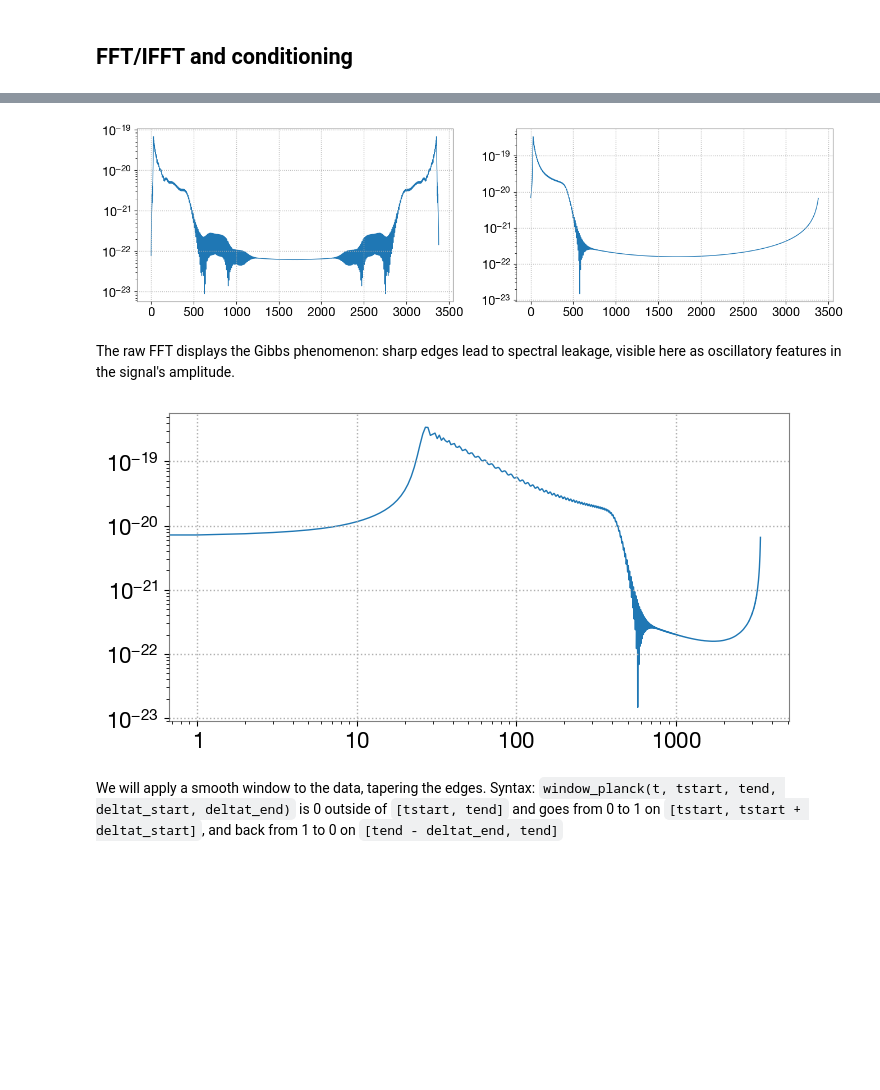
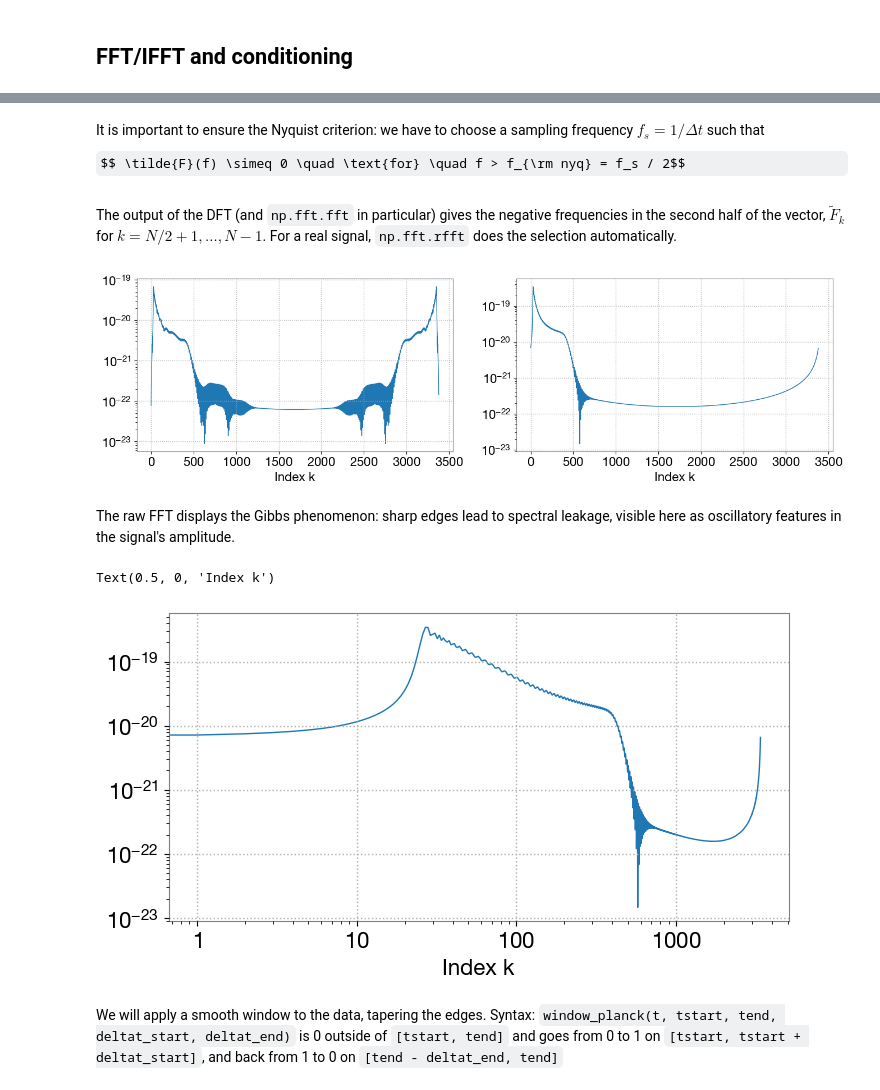
Before and after one commit to SylvainMarsat/gwda_tutorial, a Jupyter notebook: tutorial_1.ipynb, the cells around one changed output, grey strips where cells are left out. Drawn from its saved outputs; the diff is of its cells as text; code cells hidden in the pictures; some formulas as TeX source; blank space fills up the shorter version.

```diff
--- a/tutorial_1.ipynb
+++ b/tutorial_1.ipynb
@@ -476,3 +485,8 @@ $$ p(\theta | d, M_s) = \frac{\mathcal{L}(d| \theta, M_s) \;\pi(\theta | M_s)}{\
+# %% [markdown]
+It is important to ensure the Nyquist criterion: we have to choose a sampling frequency $f_s = 1/\Delta t$ such that
+$$ \tilde{F}(f) \simeq 0 \quad \text{for} \quad f > f_{\rm nyq} = f_s / 2$$
+# %% [markdown]
+The output of the DFT (and `np.fft.fft` in particular) gives the negative frequencies in the second half of the vector, $\tilde{F}_k$ for $k=N/2+1, \dots,N-1$. For a real signal, `np.fft.rfft` does the selection automatically.
 # %%
 hlm = gwsignal_GenerateTDModes(40., 30., [0., 0., 0.], [0., 0., 0.], f_min=15., f_ref=15.)
 t, hp, hc = gwsignal_GenerateTDhphc(40., 30., [0., 0., 0.], [0., 0., 0.], f_min=15., f_ref=15.)
@@ -482,15 +496,16 @@ fft_hp_test = np.fft.fft(hp)
 # %%
 fig, axs = plt.subplots(1,2, figsize=[16,4])
 
 axs[0].plot(np.abs(fft_hp_test), label=r'FFT(hplus)')
 axs[1].plot(np.abs(fft_h2m2_test), label=r'FFT(h2-2)')
 
 # ax.set_xlim(2., 800.)
 # axs[1].set_xscale('log')
 for i in range(2):
     axs[i].set_yscale('log')
+    axs[i].set_xlabel('Index k')
 # %% [output]
-[figure, old version]
+[figure, new version]
 # %% [markdown]
 The raw FFT displays the Gibbs phenomenon: sharp edges lead to spectral leakage, visible here as oscillatory features in the signal's amplitude.
 # %%
@@ -500,8 +515,10 @@ ax.plot(np.abs(fft_h2m2_test), label=r'FFT(h2-2)')
 
 ax.set_xscale('log')
 ax.set_yscale('log')
+ax.set_xlabel('Index k')
 # %% [output]
+Text(0.5, 0, 'Index k')
-[figure, old version]
+[figure, new version]
 # %% [markdown]
 We will apply a smooth window to the data, tapering the edges.
 Syntax: `window_planck(t, tstart, tend, deltat_start, deltat_end)` is 0 outside of `[tstart, tend]` and goes from 0 to 1 on `[tstart, tstart + deltat_start]`, and back from 1 to 0 on `[tend - deltat_end, tend]`
```
Also changed, not shown: parts of 12 cells of this notebook.
